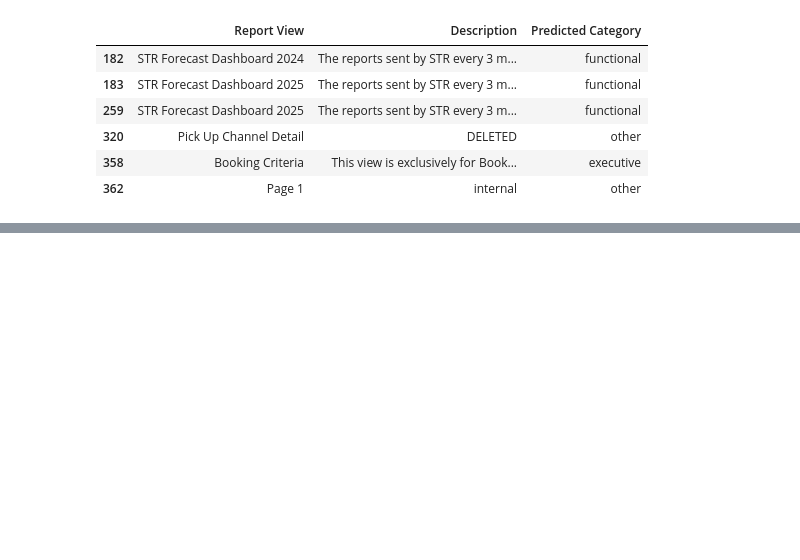
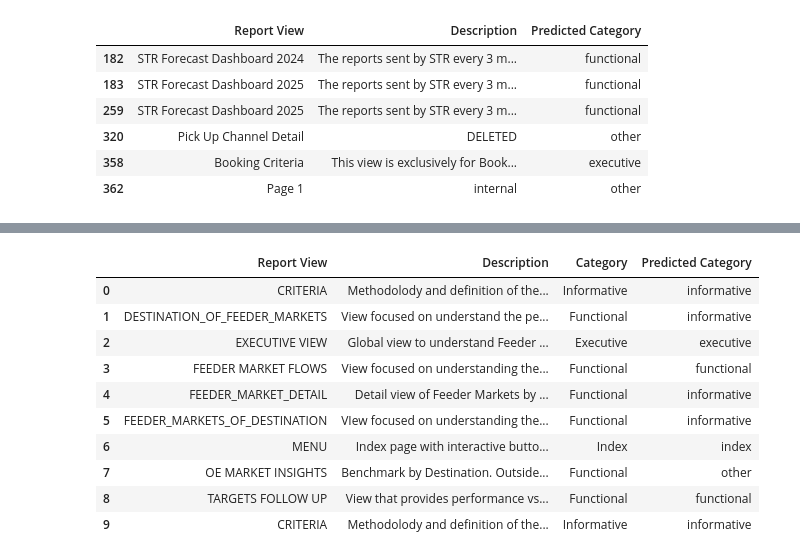
Before and after one commit to cbadenes/semantic-report-search, a Jupyter notebook: data/analysis/31_zeroshot_classification.ipynb, the cells around one changed output, grey strips where cells are left out. Drawn from its saved outputs; the diff is of its cells as text; code cells hidden in the pictures; blank space fills up the shorter version.

```diff
--- a/data/analysis/31_zeroshot_classification.ipynb
+++ b/data/analysis/31_zeroshot_classification.ipynb
@@ -98,0 +124,20 @@ df_unlabeled_sample.to_csv("views_with_predicted_categories_zeroshot.csv", index
+# %%
+# Aplicar clasificación usando el nuevo texto combinado
+df_extended_sample["Predicted Category"] = df_extended_sample["TextToClassify"].apply(
+    lambda text: infer_category(text, candidate_labels, multi_label=False)
+)
+
+# Show results
+df_extended_sample[["Report View", "Description", "Category", "Predicted Category"]].head(20)
+# %% [output]
+|  | Report View | Description | Category | Predicted Category |
+| 0 | CRITERIA | Methodolody and definition of the... | Informative | informative |
+| 1 | DESTINATION_OF_FEEDER_MARKETS | View focused on understand the pe... | Functional | informative |
+| 2 | EXECUTIVE VIEW | Global view to understand Feeder ... | Executive | executive |
+| 3 | FEEDER MARKET FLOWS | View focused on understanding the... | Functional | functional |
+| 4 | FEEDER_MARKET_DETAIL | Detail view of Feeder Markets by ... | Functional | informative |
+| 5 | FEEDER_MARKETS_OF_DESTINATION | VIew focused on understanding the... | Functional | informative |
+| 6 | MENU | Index page with interactive butto... | Index | index |
+| 7 | OE MARKET INSIGHTS | Benchmark by Destination. Outside... | Functional | other |
+| 8 | TARGETS FOLLOW UP | View that provides performance vs... | Functional | functional |
+| 9 | CRITERIA | Methodolody and definition of the... | Informative | informative |
```
Also changed, not shown: parts of 2 cells of this notebook.
